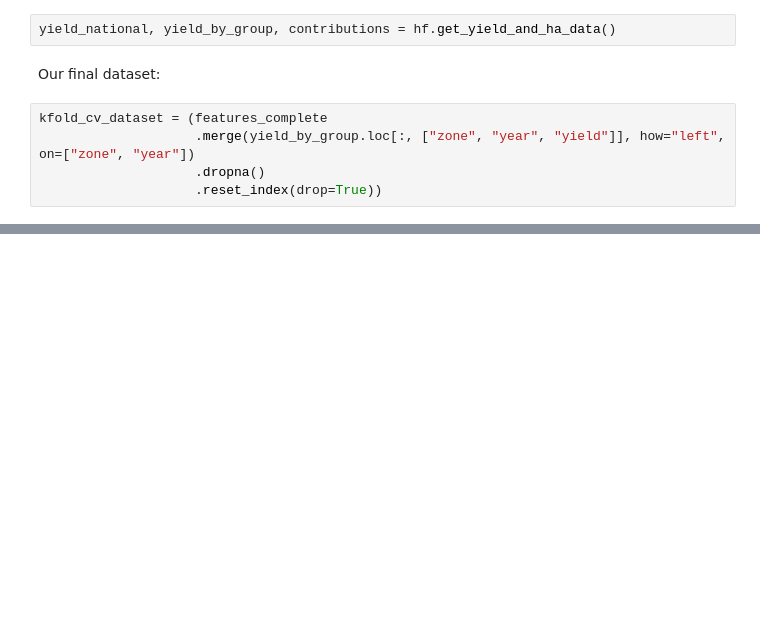
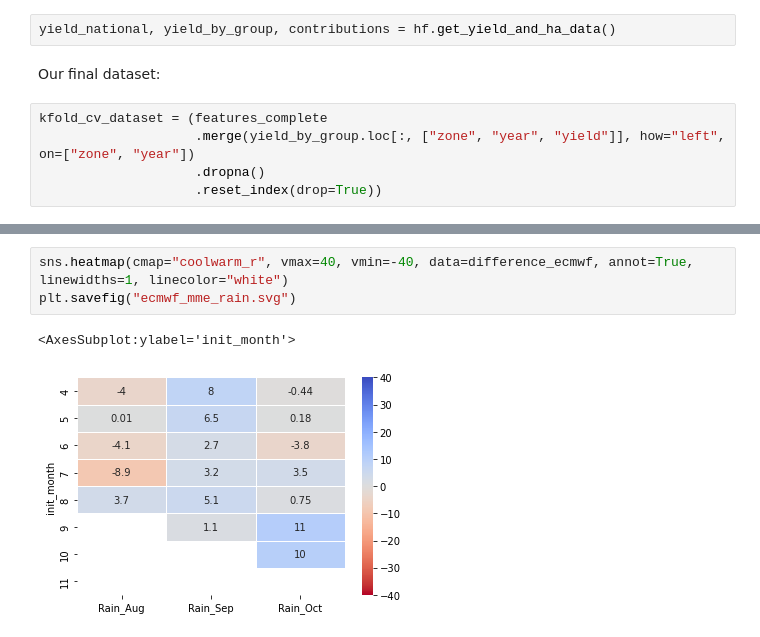
Before and after one commit to mzachow/wheat-yield-forecast-brazil, a Jupyter notebook: climatology_vs_seasonal_forecasts.ipynb, the cells around one changed output, grey strips where cells are left out. Cells and saved outputs as stored; diff of their text form; blank space fills up the shorter version.

```diff
--- a/climatology_vs_seasonal_forecasts.ipynb
+++ b/climatology_vs_seasonal_forecasts.ipynb
@@ -179,0 +193,6 @@ results
+# %%
+sns.heatmap(cmap="coolwarm_r", vmax=40, vmin=-40, data=difference_ecmwf, annot=True, linewidths=1, linecolor="white")
+plt.savefig("ecmwf_mme_rain.svg")
+# %% [output]
+<AxesSubplot:ylabel='init_month'>
+[figure, added]
```
Also changed, not shown: parts of 29 cells of this notebook, 2 other files.
